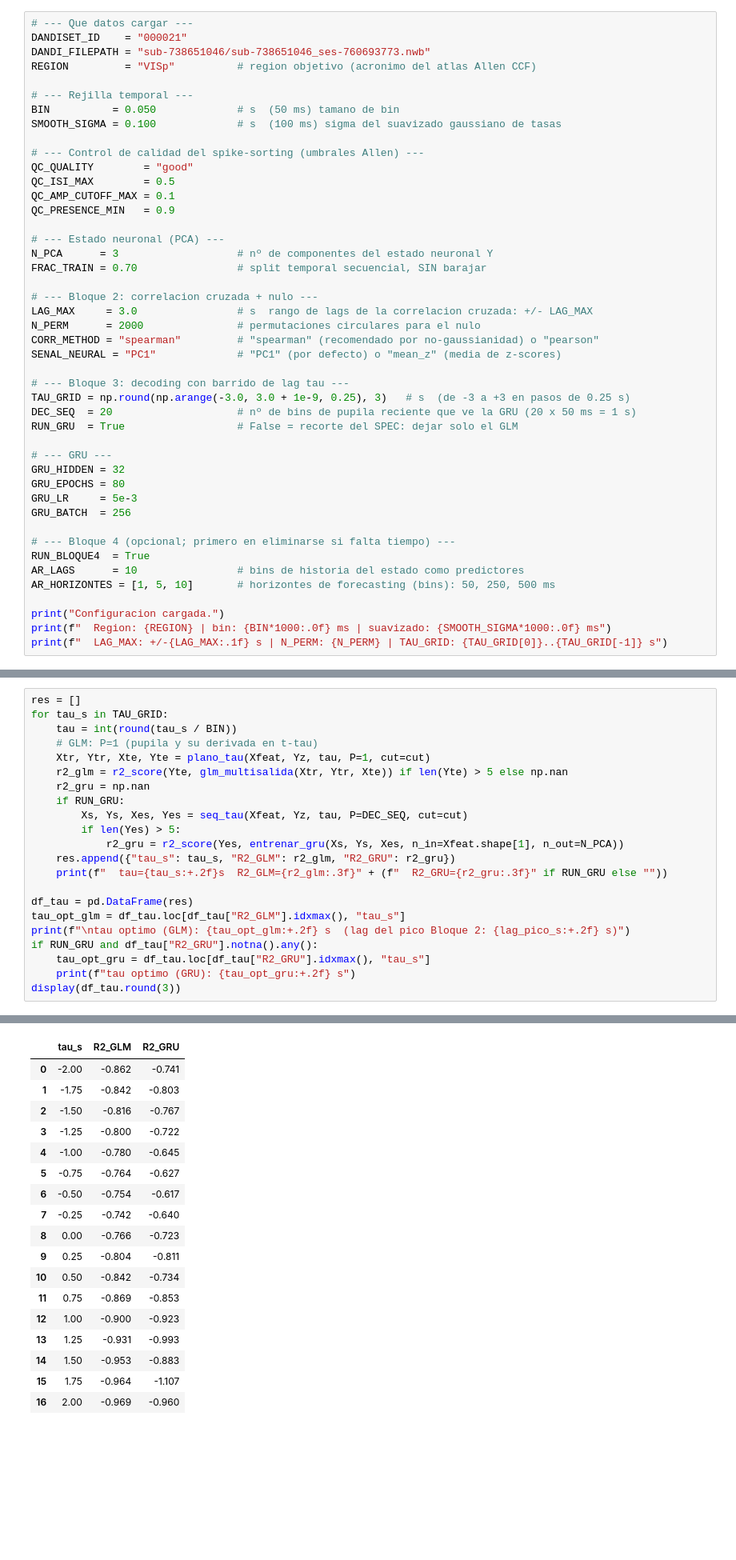
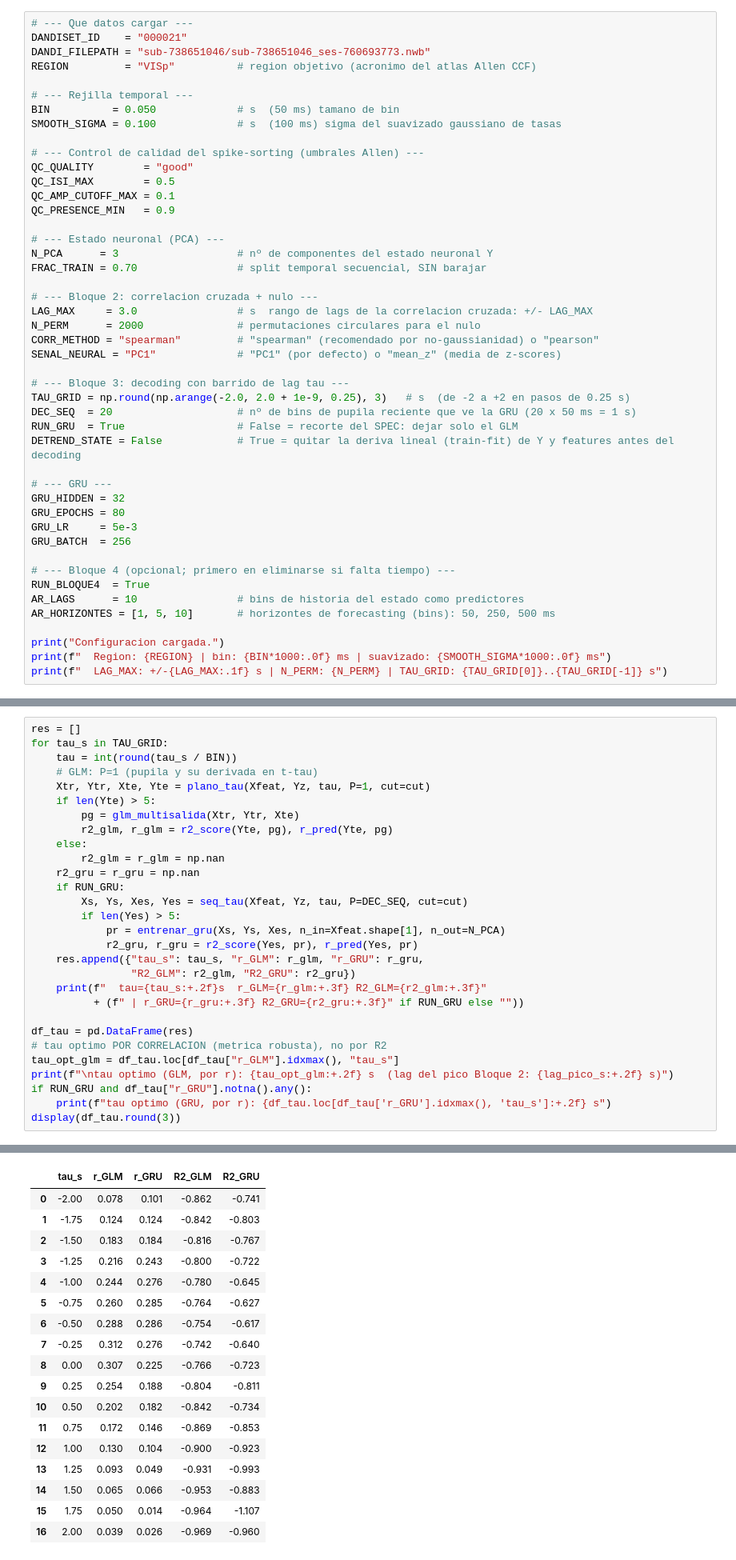
Before and after one commit to Megaomega99/NeuroDataReHack2026, a Jupyter notebook: 04_pupila_estado_VISp.ipynb, the cells around one changed output, grey strips where cells are left out. Shown at 80% size. Drawn from its saved outputs; the diff is of its cells as text; blank space fills up the shorter version.

```diff
--- a/04_pupila_estado_VISp.ipynb
+++ b/04_pupila_estado_VISp.ipynb
@@ -135,9 +134,10 @@ CORR_METHOD = "spearman"         # "spearman" (recomendado por no-gaussianidad)
 SENAL_NEURAL = "PC1"             # "PC1" (por defecto) o "mean_z" (media de z-scores)
 
 # --- Bloque 3: decoding con barrido de lag tau ---
-TAU_GRID = np.round(np.arange(-3.0, 3.0 + 1e-9, 0.25), 3)   # s  (de -3 a +3 en pasos de 0.25 s)
+TAU_GRID = np.round(np.arange(-2.0, 2.0 + 1e-9, 0.25), 3)   # s  (de -2 a +2 en pasos de 0.25 s)
 DEC_SEQ  = 20                    # nº de bins de pupila reciente que ve la GRU (20 x 50 ms = 1 s)
 RUN_GRU  = True                  # False = recorte del SPEC: dejar solo el GLM
+DETREND_STATE = False            # True = quitar la deriva lineal (train-fit) de Y y features antes del decoding
 
 # --- GRU ---
 GRU_HIDDEN = 32
@@ -709,20 +772,27 @@ for tau_s in TAU_GRID:
     tau = int(round(tau_s / BIN))
     # GLM: P=1 (pupila y su derivada en t-tau)
     Xtr, Ytr, Xte, Yte = plano_tau(Xfeat, Yz, tau, P=1, cut=cut)
-    r2_glm = r2_score(Yte, glm_multisalida(Xtr, Ytr, Xte)) if len(Yte) > 5 else np.nan
-    r2_gru = np.nan
+    if len(Yte) > 5:
+        pg = glm_multisalida(Xtr, Ytr, Xte)
+        r2_glm, r_glm = r2_score(Yte, pg), r_pred(Yte, pg)
+    else:
+        r2_glm = r_glm = np.nan
+    r2_gru = r_gru = np.nan
     if RUN_GRU:
         Xs, Ys, Xes, Yes = seq_tau(Xfeat, Yz, tau, P=DEC_SEQ, cut=cut)
         if len(Yes) > 5:
-            r2_gru = r2_score(Yes, entrenar_gru(Xs, Ys, Xes, n_in=Xfeat.shape[1], n_out=N_PCA))
-    res.append({"tau_s": tau_s, "R2_GLM": r2_glm, "R2_GRU": r2_gru})
-    print(f"  tau={tau_s:+.2f}s  R2_GLM={r2_glm:.3f}" + (f"  R2_GRU={r2_gru:.3f}" if RUN_GRU else ""))
+            pr = entrenar_gru(Xs, Ys, Xes, n_in=Xfeat.shape[1], n_out=N_PCA)
+            r2_gru, r_gru = r2_score(Yes, pr), r_pred(Yes, pr)
+    res.append({"tau_s": tau_s, "r_GLM": r_glm, "r_GRU": r_gru,
+                "R2_GLM": r2_glm, "R2_GRU": r2_gru})
+    print(f"  tau={tau_s:+.2f}s  r_GLM={r_glm:+.3f} R2_GLM={r2_glm:+.3f}"
+          + (f" | r_GRU={r_gru:+.3f} R2_GRU={r2_gru:+.3f}" if RUN_GRU else ""))
 
 df_tau = pd.DataFrame(res)
-tau_opt_glm = df_tau.loc[df_tau["R2_GLM"].idxmax(), "tau_s"]
-print(f"\ntau optimo (GLM): {tau_opt_glm:+.2f} s  (lag del pico Bloque 2: {lag_pico_s:+.2f} s)")
-if RUN_GRU and df_tau["R2_GRU"].notna().any():
-    tau_opt_gru = df_tau.loc[df_tau["R2_GRU"].idxmax(), "tau_s"]
-    print(f"tau optimo (GRU): {tau_opt_gru:+.2f} s")
+# tau optimo POR CORRELACION (metrica robusta), no por R2
+tau_opt_glm = df_tau.loc[df_tau["r_GLM"].idxmax(), "tau_s"]
+print(f"\ntau optimo (GLM, por r): {tau_opt_glm:+.2f} s  (lag del pico Bloque 2: {lag_pico_s:+.2f} s)")
+if RUN_GRU and df_tau["r_GRU"].notna().any():
+    print(f"tau optimo (GRU, por r): {df_tau.loc[df_tau['r_GRU'].idxmax(), 'tau_s']:+.2f} s")
 display(df_tau.round(3))
 # %% [output]
@@ -749,21 +819,21 @@ tau optimo (GRU): -0.50 s
-|  | tau_s | R2_GLM | R2_GRU |
-| 0 | -2.00 | -0.862 | -0.741 |
-| 1 | -1.75 | -0.842 | -0.803 |
-| 2 | -1.50 | -0.816 | -0.767 |
-| 3 | -1.25 | -0.800 | -0.722 |
-| 4 | -1.00 | -0.780 | -0.645 |
-| 5 | -0.75 | -0.764 | -0.627 |
-| 6 | -0.50 | -0.754 | -0.617 |
-| 7 | -0.25 | -0.742 | -0.640 |
-| 8 | 0.00 | -0.766 | -0.723 |
-| 9 | 0.25 | -0.804 | -0.811 |
-| 10 | 0.50 | -0.842 | -0.734 |
-| 11 | 0.75 | -0.869 | -0.853 |
-| 12 | 1.00 | -0.900 | -0.923 |
-| 13 | 1.25 | -0.931 | -0.993 |
-| 14 | 1.50 | -0.953 | -0.883 |
-| 15 | 1.75 | -0.964 | -1.107 |
-| 16 | 2.00 | -0.969 | -0.960 |
+|  | tau_s | r_GLM | r_GRU | R2_GLM | R2_GRU |
+| 0 | -2.00 | 0.078 | 0.101 | -0.862 | -0.741 |
+| 1 | -1.75 | 0.124 | 0.124 | -0.842 | -0.803 |
+| 2 | -1.50 | 0.183 | 0.184 | -0.816 | -0.767 |
+| 3 | -1.25 | 0.216 | 0.243 | -0.800 | -0.722 |
+| 4 | -1.00 | 0.244 | 0.276 | -0.780 | -0.645 |
+| 5 | -0.75 | 0.260 | 0.285 | -0.764 | -0.627 |
+| 6 | -0.50 | 0.288 | 0.286 | -0.754 | -0.617 |
+| 7 | -0.25 | 0.312 | 0.276 | -0.742 | -0.640 |
+| 8 | 0.00 | 0.307 | 0.225 | -0.766 | -0.723 |
+| 9 | 0.25 | 0.254 | 0.188 | -0.804 | -0.811 |
+| 10 | 0.50 | 0.202 | 0.182 | -0.842 | -0.734 |
+| 11 | 0.75 | 0.172 | 0.146 | -0.869 | -0.853 |
+| 12 | 1.00 | 0.130 | 0.104 | -0.900 | -0.923 |
+| 13 | 1.25 | 0.093 | 0.049 | -0.931 | -0.993 |
+| 14 | 1.50 | 0.065 | 0.066 | -0.953 | -0.883 |
+| 15 | 1.75 | 0.050 | 0.014 | -0.964 | -1.107 |
+| 16 | 2.00 | 0.039 | 0.026 | -0.969 | -0.960 |
 # %% [markdown]
 ### 3.3 Validación cruzada de métodos: R² vs τ
 
```
Also changed, not shown: parts of 22 cells of this notebook.
